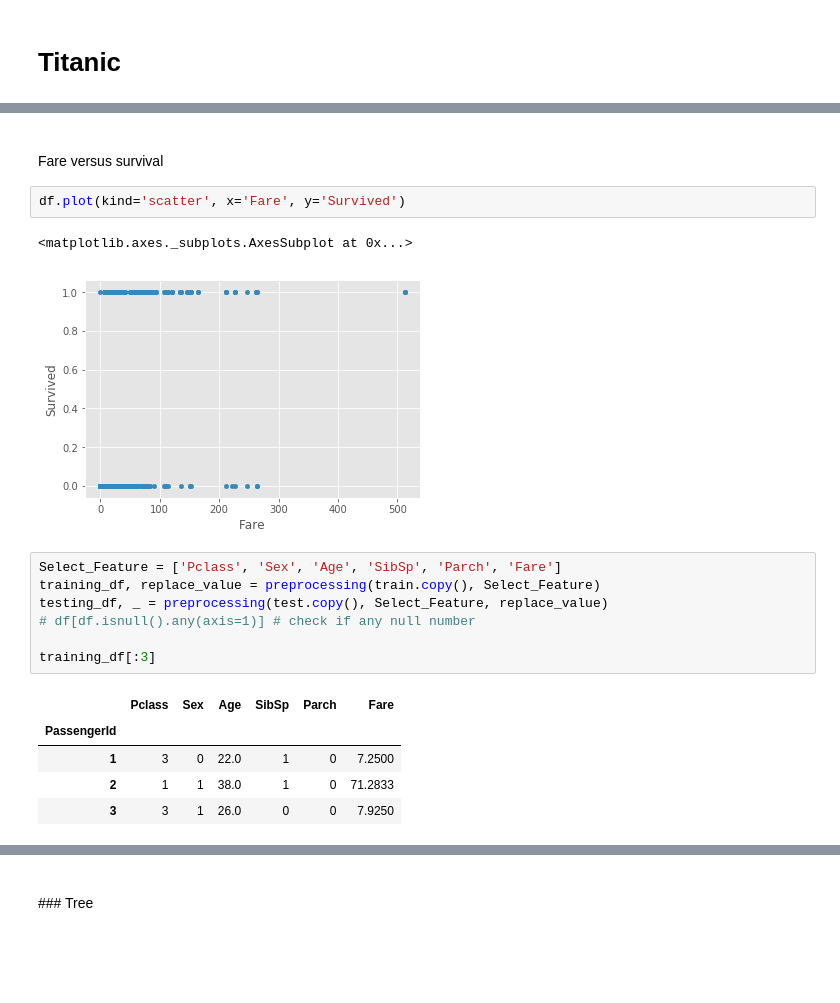
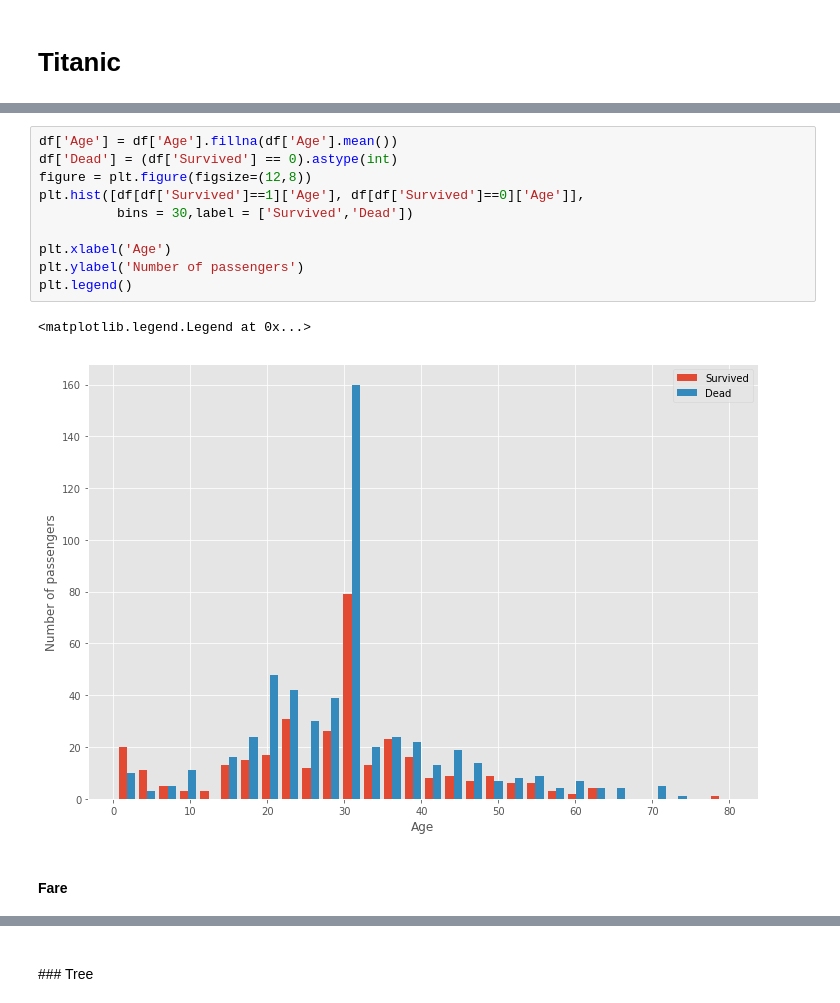
Before and after one commit to bethtseng/titanic, a Jupyter notebook: titanic.ipynb, the cells around one changed output, grey strips where cells are left out. Cells and saved outputs as stored; diff of their text form; blank space fills up the shorter version.

```diff
--- a/titanic.ipynb
+++ b/titanic.ipynb
@@ -82,21 +88,16 @@ df.plot(kind='scatter', x='Age', y='Survived')
+# %%
+df['Age'] = df['Age'].fillna(df['Age'].mean())
+df['Dead'] = (df['Survived'] == 0).astype(int)
+figure = plt.figure(figsize=(12,8))
+plt.hist([df[df['Survived']==1]['Age'], df[df['Survived']==0]['Age']],
+          bins = 30,label = ['Survived','Dead'])
+
+plt.xlabel('Age')
+plt.ylabel('Number of passengers')
+plt.legend()
+# %% [output]
+<matplotlib.legend.Legend at 0x...>
+[figure, added]
 # %% [markdown]
 <br>
-Fare versus survival
+<b>Fare
-# %%
-df.plot(kind='scatter', x='Fare', y='Survived')
-# %% [output]
-<matplotlib.axes._subplots.AxesSubplot at 0x...>
-[figure, removed]
-# %%
-Select_Feature = ['Pclass', 'Sex', 'Age', 'SibSp', 'Parch', 'Fare']
-training_df, replace_value = preprocessing(train.copy(), Select_Feature)
-testing_df, _ = preprocessing(test.copy(), Select_Feature, replace_value)
-# df[df.isnull().any(axis=1)] # check if any null number
-
-training_df[:3]
-# %% [output]
-|  | Pclass | Sex | Age | SibSp | Parch | Fare |
-| PassengerId |  |  |  |  |  |  |
-| 1 | 3 | 0 | 22.0 | 1 | 0 | 7.2500 |
-| 2 | 1 | 1 | 38.0 | 1 | 0 | 71.2833 |
-| 3 | 3 | 1 | 26.0 | 0 | 0 | 7.9250 |
```
Also changed, not shown: parts of 28 cells of this notebook, 1 other file.
